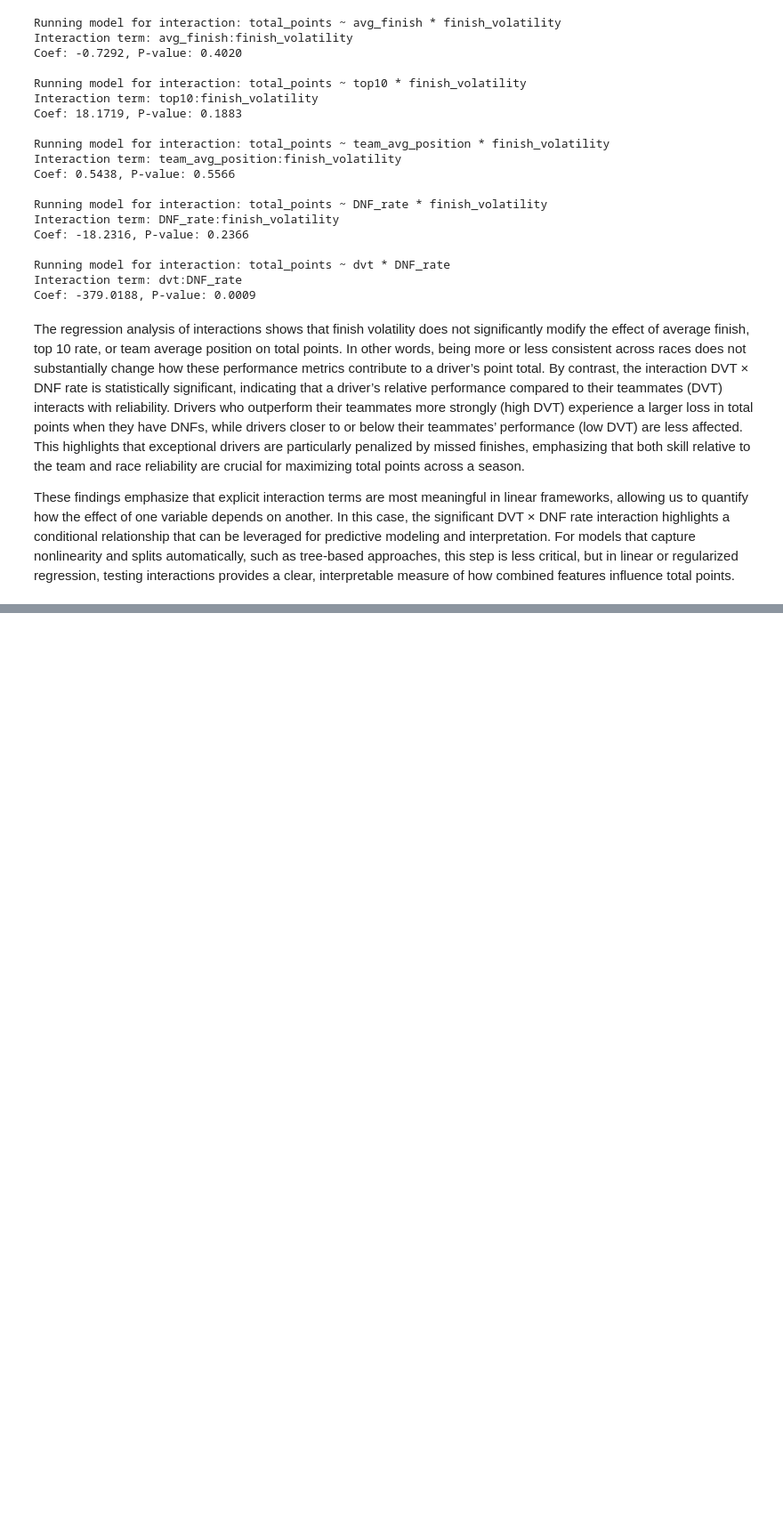
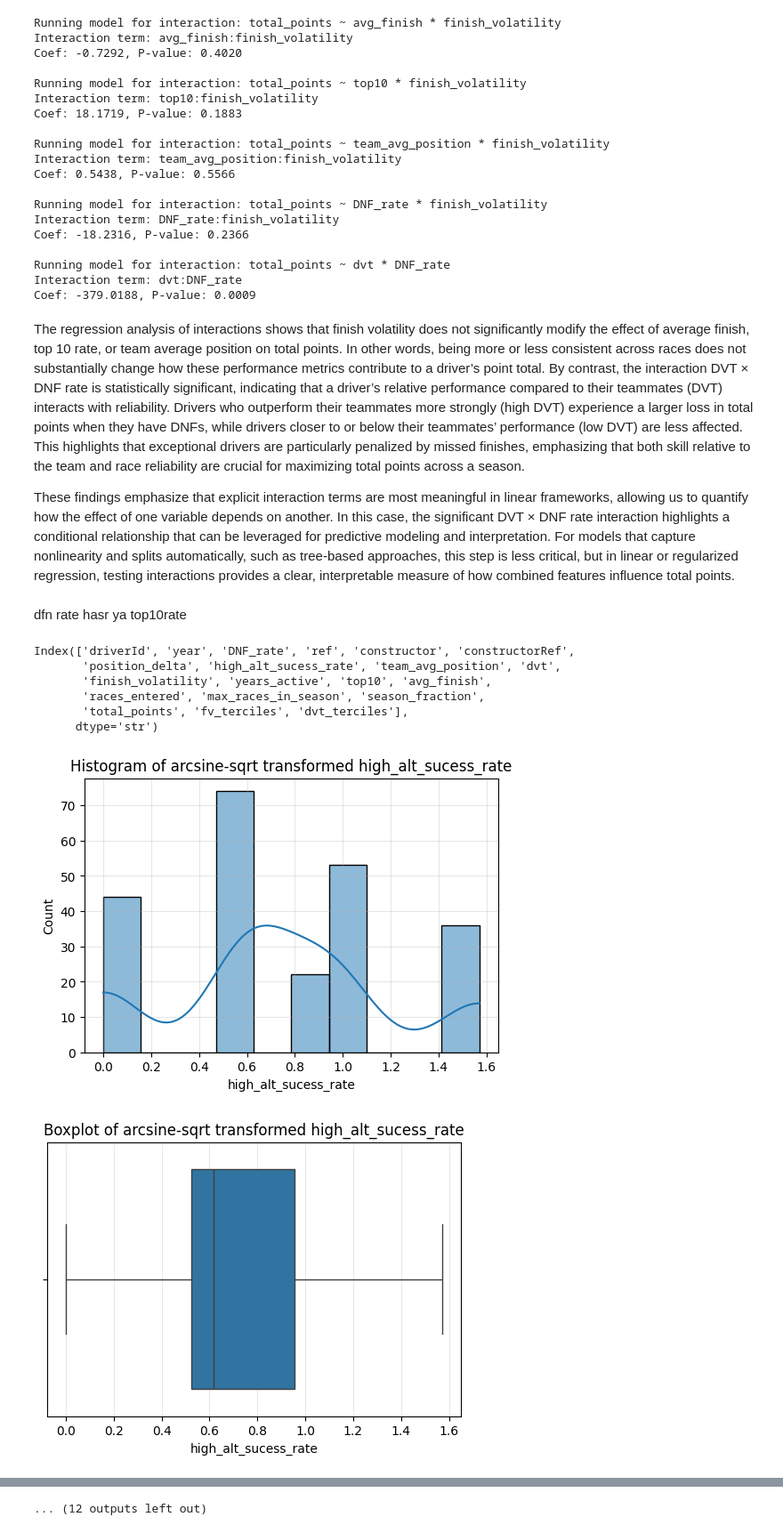
Before and after one commit to viurdaneta/F1, a Jupyter notebook: EDA.ipynb, the cells around one changed output, grey strips where cells are left out. Shown at 89% size. Drawn from its saved outputs; the diff is of its cells as text; code cells hidden in the pictures; blank space fills up the shorter version.

```diff
--- a/EDA.ipynb
+++ b/EDA.ipynb
@@ -982,3 +983,69 @@ Coef: -379.0188, P-value: 0.0009
 The regression analysis of interactions shows that finish volatility does not significantly modify the effect of average finish, top 10 rate, or team average position on total points. In other words, being more or less consistent across races does not substantially change how these performance metrics contribute to a driver’s point total. By contrast, the interaction DVT × DNF rate is statistically significant, indicating that a driver’s relative performance compared to their teammates (DVT) interacts with reliability. Drivers who outperform their teammates more strongly (high DVT) experience a larger loss in total points when they have DNFs, while drivers closer to or below their teammates’ performance (low DVT) are less affected. This highlights that exceptional drivers are particularly penalized by missed finishes, emphasizing that both skill relative to the team and race reliability are crucial for maximizing total points across a season.
 
 These findings emphasize that explicit interaction terms are most meaningful in linear frameworks, allowing us to quantify how the effect of one variable depends on another. In this case, the significant DVT × DNF rate interaction highlights a conditional relationship that can be leveraged for predictive modeling and interpretation. For models that capture nonlinearity and splits automatically, such as tree-based approaches, this step is less critical, but in linear or regularized regression, testing interactions provides a clear, interpretable measure of how combined features influence total points.
+# %% [markdown]
+dfn rate
+hasr
+ya
+top10rate
+# %%
+df.columns
+# %% [output]
+Index(['driverId', 'year', 'DNF_rate', 'ref', 'constructor', 'constructorRef',
+       'position_delta', 'high_alt_sucess_rate', 'team_avg_position', 'dvt',
+       'finish_volatility', 'years_active', 'top10', 'avg_finish',
+       'races_entered', 'max_races_in_season', 'season_fraction',
+       'total_points', 'fv_terciles', 'dvt_terciles'],
+      dtype='str')
+# %%
+from scipy.special import logit as logit_trans
+
+plot_df = df[["high_alt_sucess_rate", "DNF_rate", "top10", "years_active", "races_entered", "total_points"]].copy()
+plot_df = plot_df.dropna(subset=["high_alt_sucess_rate", "DNF_rate", "top10", "years_active", "races_entered", "total_points"])
+
+
+for var in ["high_alt_sucess_rate", "DNF_rate", "top10", "years_active"]:
+    arcsin = np.arcsin(np.sqrt(plot_df[var]).clip(0, 1))
+    #add 0.5 to avoid infinities in the logit for proportions of 0 or 1
+    p = (plot_df[var] * plot_df["races_entered"] + 0.5) / (plot_df["races_entered"] + 1)
+    logit = logit_trans(p)
+
+    # Plot arcsine
+    plt.figure(figsize=(6,4))
+    sns.histplot(arcsin, kde=True, bins=10)
+    plt.title(f"Histogram of arcsine-sqrt transformed {var}")
+    plt.grid(alpha=0.3)
+    plt.show()
+
+    plt.figure(figsize=(6,4))
+    plt.title(f"Boxplot of arcsine-sqrt transformed {var}")
+    plt.grid(True, alpha=0.3)
+    sns.boxplot(df, x=arcsin)
+    plt.show()
+
+    plt.figure()
+    sns.regplot(data=plot_df, x=arcsin, y="total_points", line_kws={"color": "red"})
+    plt.title(f"arcsin {var} vs total_points")
+    plt.show()
+
+    # Plot logit
+    plt.figure(figsize=(6,4))
+    sns.histplot(logit, kde=True, bins=10)
+    plt.title(f"Histogram of logit transformed {var}")
+    plt.grid(alpha=0.3)
+    plt.show()
+
+    plt.figure(figsize=(6,4))
+    plt.title(f"Boxplot of logit transformed {var}")
+    plt.grid(True, alpha=0.3)
+    sns.boxplot(df, x=logit)
+    plt.show()
+
+    plt.figure()
+    sns.regplot(data=plot_df, x=logit, y="total_points", line_kws={"color": "red"})
+    plt.title(f"logit {var} vs total_points")
+    plt.show()
+    print("\n")
+# %% [output]
+[figure, added]
+[figure, added]
@@ -984,0 +1062 @@ These findings emphasize that explicit interaction terms are most meaningful in
+... (12 outputs left out)
```
Also changed, not shown: parts of 20 cells of this notebook, 11 other files.
